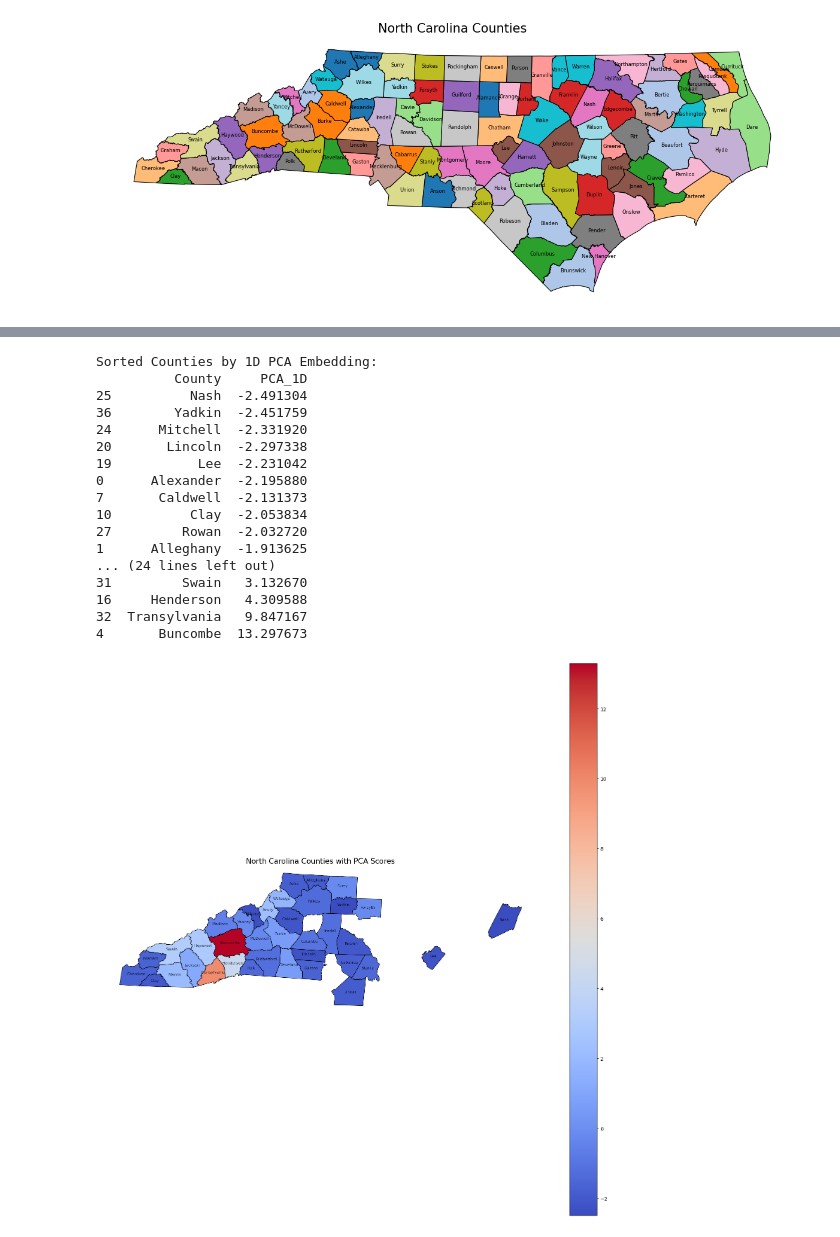
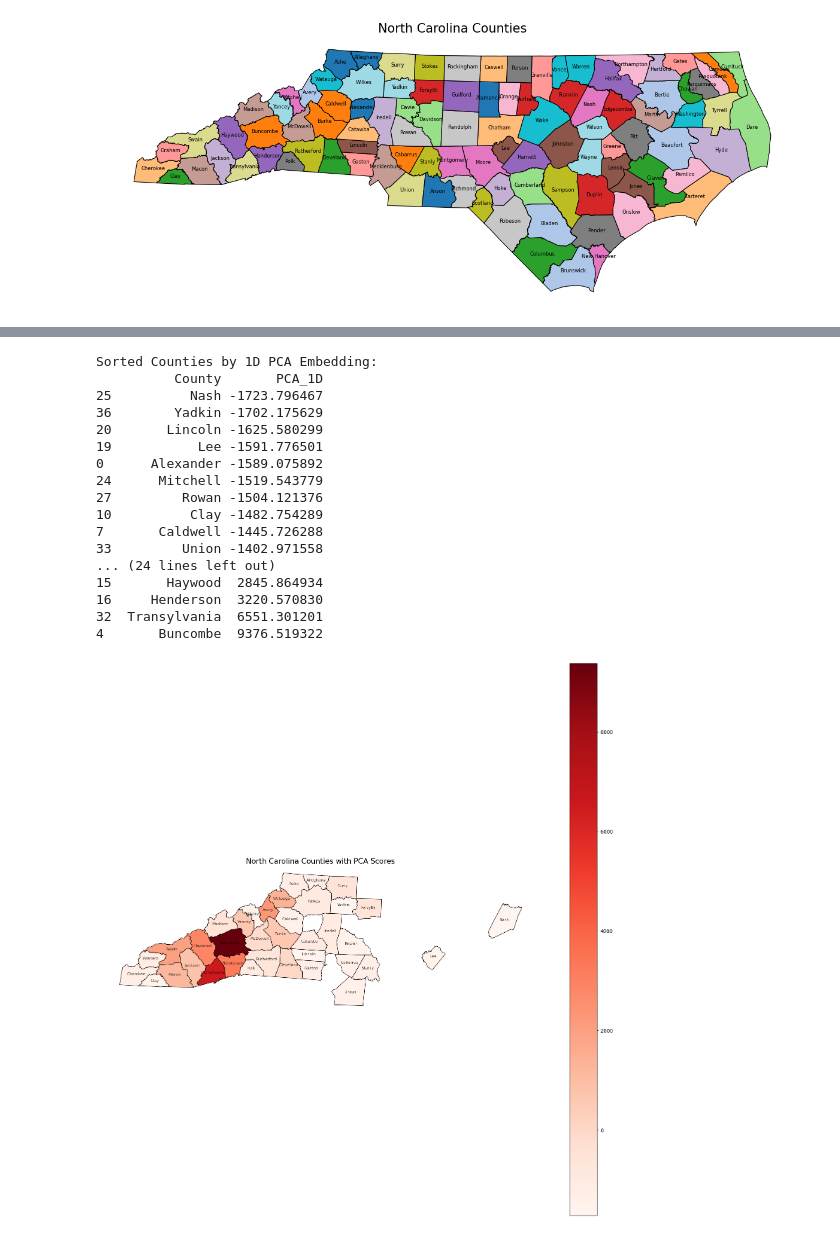
Before and after one commit to zakk-h/NCTrailVisitation, a Jupyter notebook: work.ipynb, the cells around one changed output, grey strips where cells are left out. Drawn from its saved outputs; the diff is of its cells as text; code cells hidden in the pictures.

```diff
--- a/work.ipynb
+++ b/work.ipynb
@@ -110,6 +110,36 @@ def filter_years(data):
 
     return data[columns_to_keep]
 
+def transform_to_quarters(data):
+    # Extract year and month columns
+    month_columns = [col for col in data.columns if col != 'County']
+    years = sorted(set(col.split('-')[0] for col in month_columns))
+    quarters = {'Q1': [1, 2, 3], 'Q2': [4, 5, 6], 'Q3': [7, 8, 9], 'Q4': [10, 11, 12]}
+
+    # Ask user for each quarter
+    include_quarters = {}
+    for quarter, months in quarters.items():
+        response = input(f"Should months {months} be averaged into {quarter}? (yes/no): ").strip().lower()
+        include_quarters[quarter] = response == 'yes'
+
+    # Initialize transformed dataset
+    transformed_data = data.copy()
+
+    # Process each year and quarter
+    for year in years:
+        for quarter, months in quarters.items():
+            quarter_columns = [f"{year}-{str(month).zfill(2)}" for month in months if f"{year}-{str(month).zfill(2)}" in month_columns]
+
+            if include_quarters[quarter]:
+                # Calculate average and add as a new column
+                if quarter_columns:
+                    transformed_data[f"{year}-{quarter}"] = transformed_data[quarter_columns].mean(axis=1)
+
+                # Remove original 3 monthly columns
+                transformed_data.drop(columns=quarter_columns, inplace=True)
+
+    return transformed_data
+
 # Load the selected dataset
 data_path = select_dataset()
 if os.path.exists(data_path):
@@ -118,6 +148,10 @@ else:
     raise FileNotFoundError(f"The file {data_path} does not exist.")
 
 normalized_data = filter_years(normalized_data)
+
+normalized_data = transform_to_quarters(normalized_data)
+
+print(normalized_data)
 
 # Separate County column and normalized values
 county_names = normalized_data['County']
@@ -320,50 +368,50 @@ print(sorted_table)
 
 # Load geographic data for NC counties
 nc_counties = gpd.read_file("Boundaries/NCDOT_County_Boundaries.shp")  # Update with the correct path
 nc_counties['NAME'] = nc_counties['NAME'].str.strip()  # Ensure no trailing spaces in county names
 
 # Merge cluster labels and PCA scores with geographic data
 normalized_data['PCA_1D'] = embedding_1d.flatten()
 merged_data = nc_counties.merge(normalized_data, left_on='NAME', right_on='County')
 
 # Plot counties colored by PCA score
 fig, ax = plt.subplots(1, 1, figsize=(16, 16))
 merged_data.plot(
     column='PCA_1D',
-    cmap='coolwarm',
+    cmap='Reds',
     linewidth=0.8,
     ax=ax,
     edgecolor='black',
     legend=True
 )
 
 # Add county labels without scores
 for x, y, label in zip(merged_data.geometry.centroid.x, merged_data.geometry.centroid.y, merged_data['NAME']):
     ax.text(x, y, label, fontsize=8, ha='center', alpha=0.7)
 
 ax.set_title("North Carolina Counties with PCA Scores", fontdict={'fontsize': '15', 'fontweight': '3'})
 ax.axis('off')
 plt.tight_layout()
 plt.show()
 # %% [output]
 Sorted Counties by 1D PCA Embedding:
-          County     PCA_1D
-25          Nash  -2.491304
-36        Yadkin  -2.451759
-24      Mitchell  -2.331920
-20       Lincoln  -2.297338
-19           Lee  -2.231042
-0      Alexander  -2.195880
-7       Caldwell  -2.131373
-10          Clay  -2.053834
-27         Rowan  -2.032720
-1      Alleghany  -1.913625
+          County       PCA_1D
+25          Nash -1723.796467
+36        Yadkin -1702.175629
+20       Lincoln -1625.580299
+19           Lee -1591.776501
+0      Alexander -1589.075892
+24      Mitchell -1519.543779
+27         Rowan -1504.121376
+10          Clay -1482.754289
+7       Caldwell -1445.726288
+33         Union -1402.971558
 ... (24 lines left out)
-31         Swain   3.132670
-16     Henderson   4.309588
-32  Transylvania   9.847167
-4       Buncombe  13.297673
+15       Haywood  2845.864934
+16     Henderson  3220.570830
+32  Transylvania  6551.301201
+4       Buncombe  9376.519322
-[figure, old version]
+[figure, new version]
 # %%
 # Plot line chart of values over time for each county
 date_columns = [col for col in normalized_data.columns if col.startswith("2022") or col.startswith("2023") or col.startswith("2024")]
```
Also changed, not shown: parts of 3 cells of this notebook.
